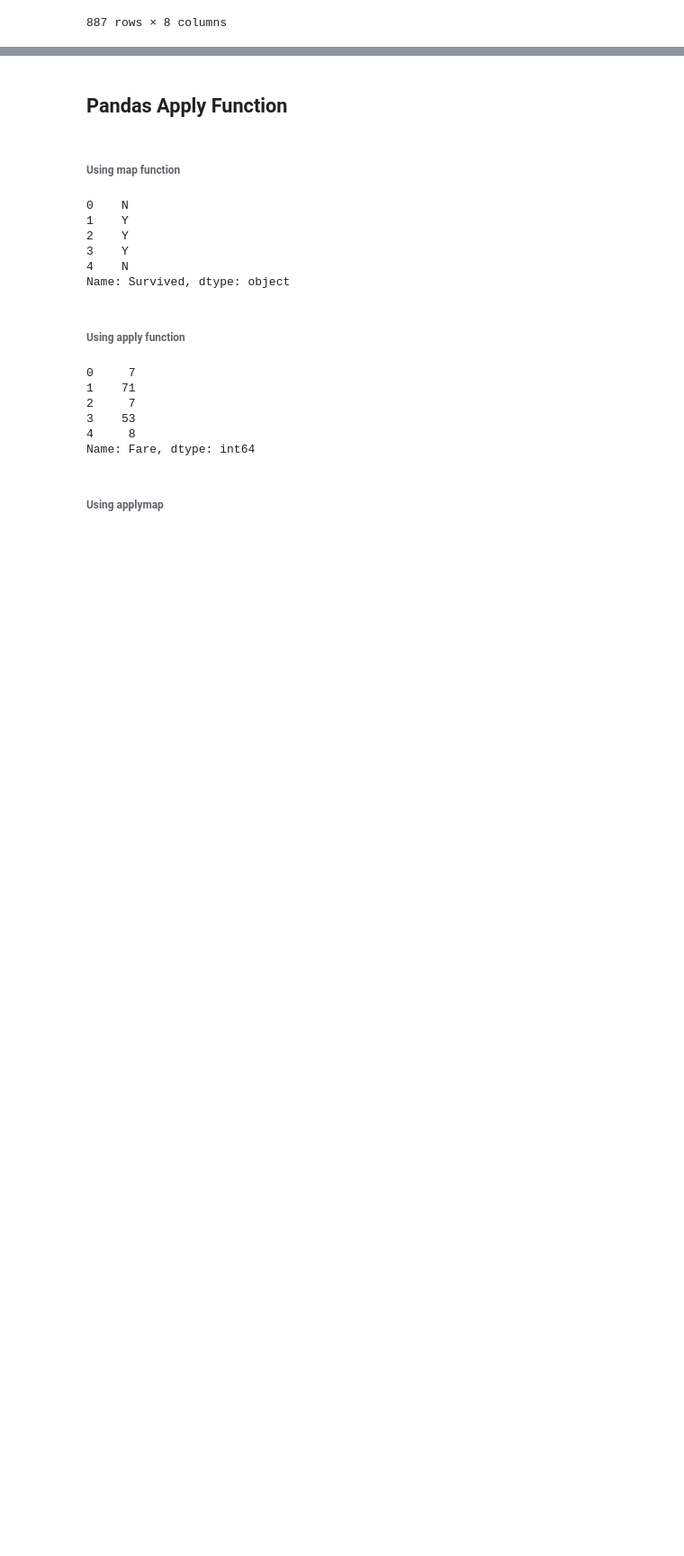
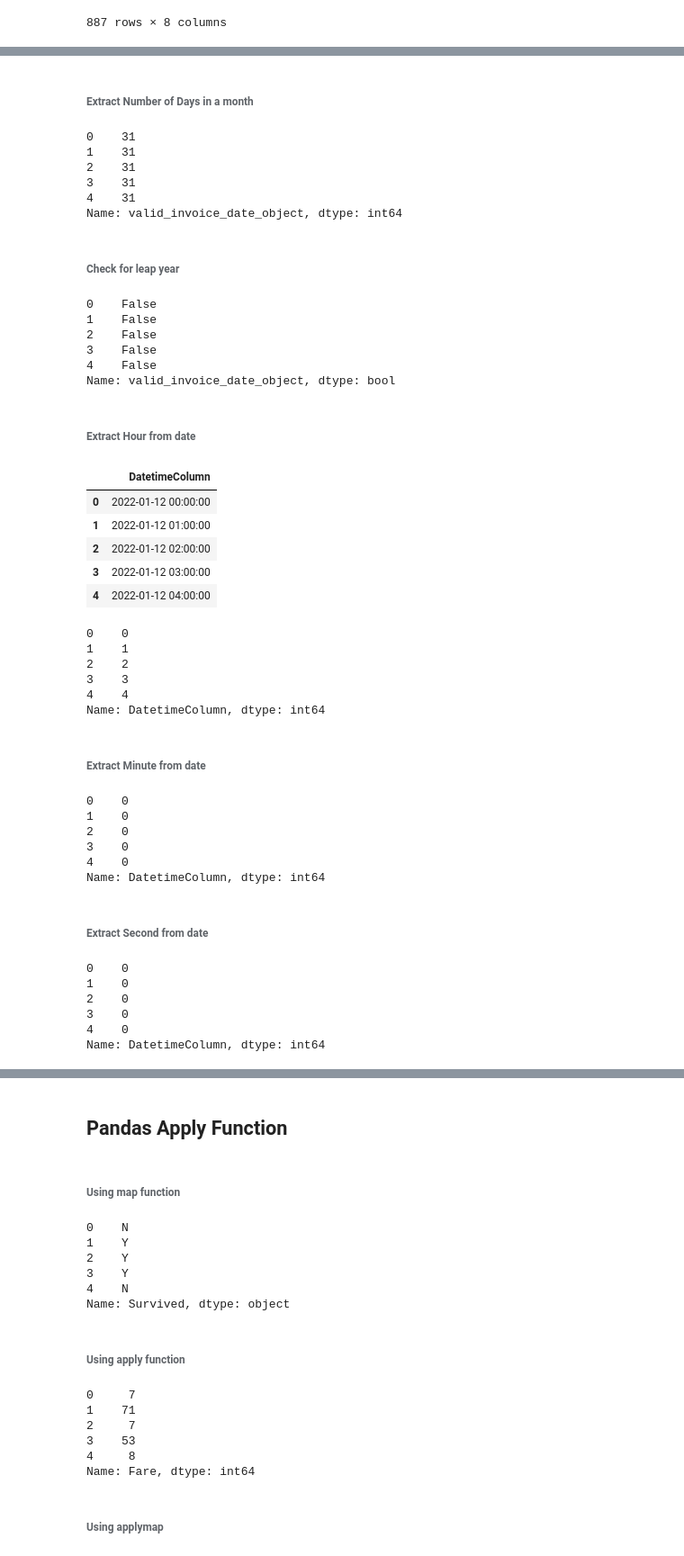
Before and after one commit to SammyOngaya/data2ml, a Jupyter notebook: pandas-function.ipynb, the cells around one changed output, grey strips where cells are left out. Shown at 90% size. Drawn from its saved outputs; the diff is of its cells as text; code cells hidden in the pictures; blank space fills up the shorter version.

```diff
--- a/pandas-function.ipynb
+++ b/pandas-function.ipynb
@@ -877,0 +1036,66 @@ titanic_df.interpolate(method='linear')
+# %% [markdown]
+###### Extract Number of Days in a month
+# %%
+clv_df['valid_invoice_date_object'].dt.days_in_month.head()
+# %% [output]
+0    31
+1    31
+2    31
+3    31
+4    31
+Name: valid_invoice_date_object, dtype: int64
+# %% [markdown]
+###### Check for leap year
+# %%
+clv_df['valid_invoice_date_object'].dt.is_leap_year.head()
+# %% [output]
+0    False
+1    False
+2    False
+3    False
+4    False
+Name: valid_invoice_date_object, dtype: bool
+# %% [markdown]
+###### Extract Hour from date
+# %%
+dates=pd.date_range('1/12/2022', periods = 100, freq ='H')
+date_df=pd.DataFrame(dates,columns=['DatetimeColumn'])
+date_df.head()
+# %% [output]
+|  | DatetimeColumn |
+| 0 | 2022-01-12 00:00:00 |
+| 1 | 2022-01-12 01:00:00 |
+| 2 | 2022-01-12 02:00:00 |
+| 3 | 2022-01-12 03:00:00 |
+| 4 | 2022-01-12 04:00:00 |
+# %%
+date_df['DatetimeColumn'].dt.hour.head()
+# %% [output]
+0    0
+1    1
+2    2
+3    3
+4    4
+Name: DatetimeColumn, dtype: int64
+# %% [markdown]
+###### Extract Minute from date
+# %%
+date_df['DatetimeColumn'].dt.minute.head()
+# %% [output]
+0    0
+1    0
+2    0
+3    0
+4    0
+Name: DatetimeColumn, dtype: int64
+# %% [markdown]
+###### Extract Second from date
+# %%
+date_df['DatetimeColumn'].dt.second.head()
+# %% [output]
+0    0
+1    0
+2    0
+3    0
+4    0
+Name: DatetimeColumn, dtype: int64
```
Also changed, not shown: parts of 38 cells of this notebook, 4 other files.
